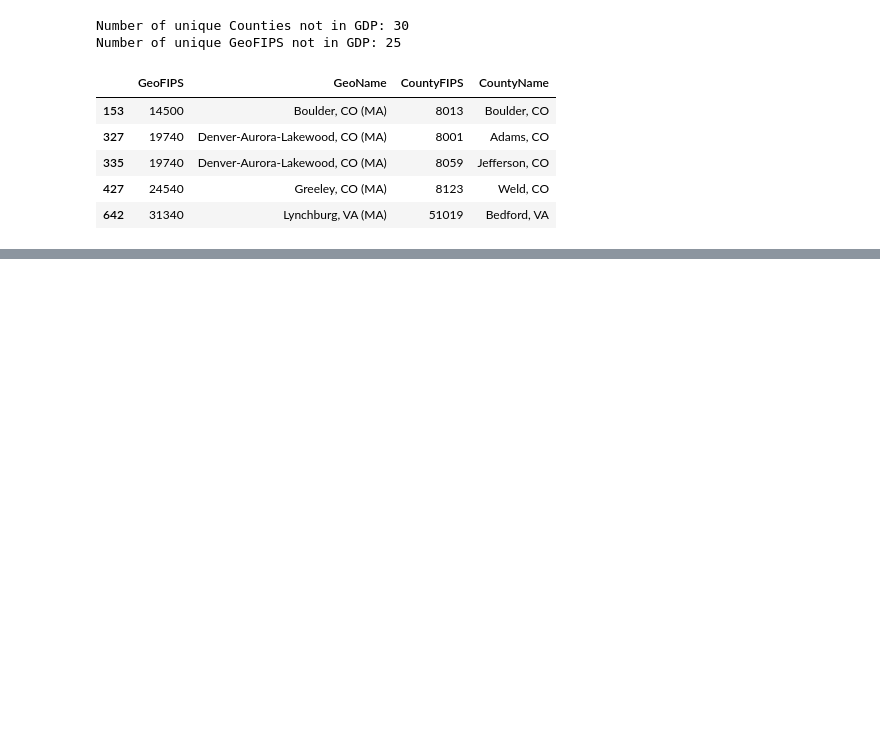
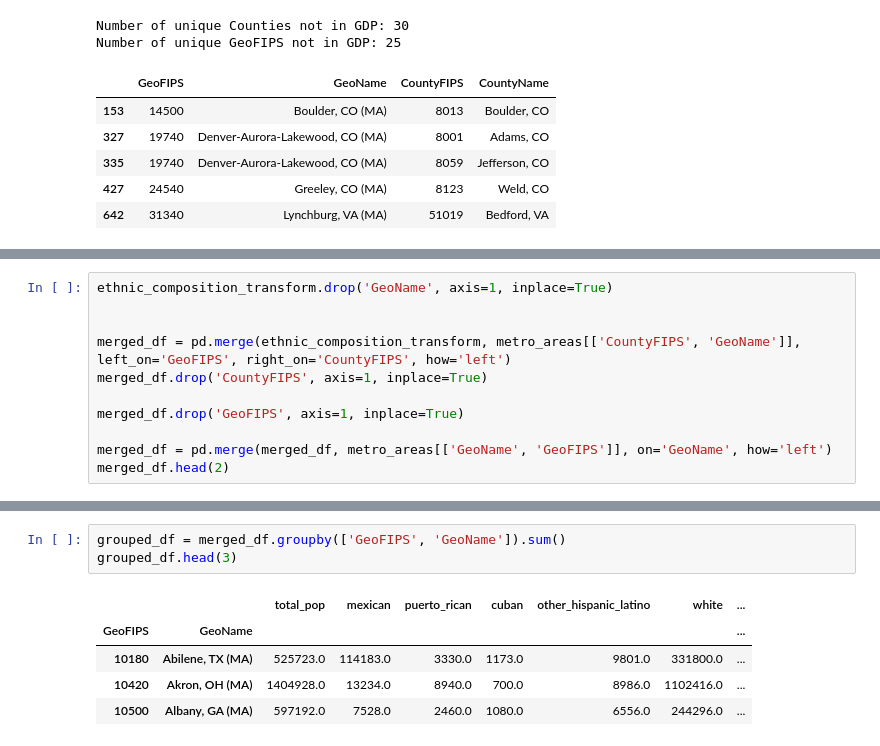
Before and after one commit to BasisResearch/cities, a Jupyter notebook: docs/experimental_notebooks/data_processing/metro_area.ipynb, the cells around one changed output, grey strips where cells are left out. Drawn from its saved outputs; the diff is of its cells as text; blank space fills up the shorter version.

```diff
--- a/docs/experimental_notebooks/data_processing/metro_area.ipynb
+++ b/docs/experimental_notebooks/data_processing/metro_area.ipynb
@@ -78,0 +208,11 @@ rows_matching_values
+# %%
+ethnic_composition_transform.drop('GeoName', axis=1, inplace=True)
+
+
+merged_df = pd.merge(ethnic_composition_transform, metro_areas[['CountyFIPS', 'GeoName']], left_on='GeoFIPS', right_on='CountyFIPS', how='left')
+merged_df.drop('CountyFIPS', axis=1, inplace=True)
+
+merged_df.drop('GeoFIPS', axis=1, inplace=True)
+
+merged_df = pd.merge(merged_df, metro_areas[['GeoName', 'GeoFIPS']], on='GeoName', how='left')
+merged_df.head(2)
@@ -78,0 +227,9 @@ rows_matching_values
+# %%
+grouped_df = merged_df.groupby(['GeoFIPS', 'GeoName']).sum()
+grouped_df.head(3)
+# %% [output]
+|  |  | total_pop | mexican | puerto_rican | cuban | other_hispanic_latino | white | ... |
+| GeoFIPS | GeoName |  |  |  |  |  |  | ... |
+| 10180 | Abilene, TX (MA) | 525723.0 | 114183.0 | 3330.0 | 1173.0 | 9801.0 | 331800.0 | ... |
+| 10420 | Akron, OH (MA) | 1404928.0 | 13234.0 | 8940.0 | 700.0 | 8986.0 | 1102416.0 | ... |
+| 10500 | Albany, GA (MA) | 597192.0 | 7528.0 | 2460.0 | 1080.0 | 6556.0 | 244296.0 | ... |
```
Also changed, not shown: parts of 16 cells of this notebook.
